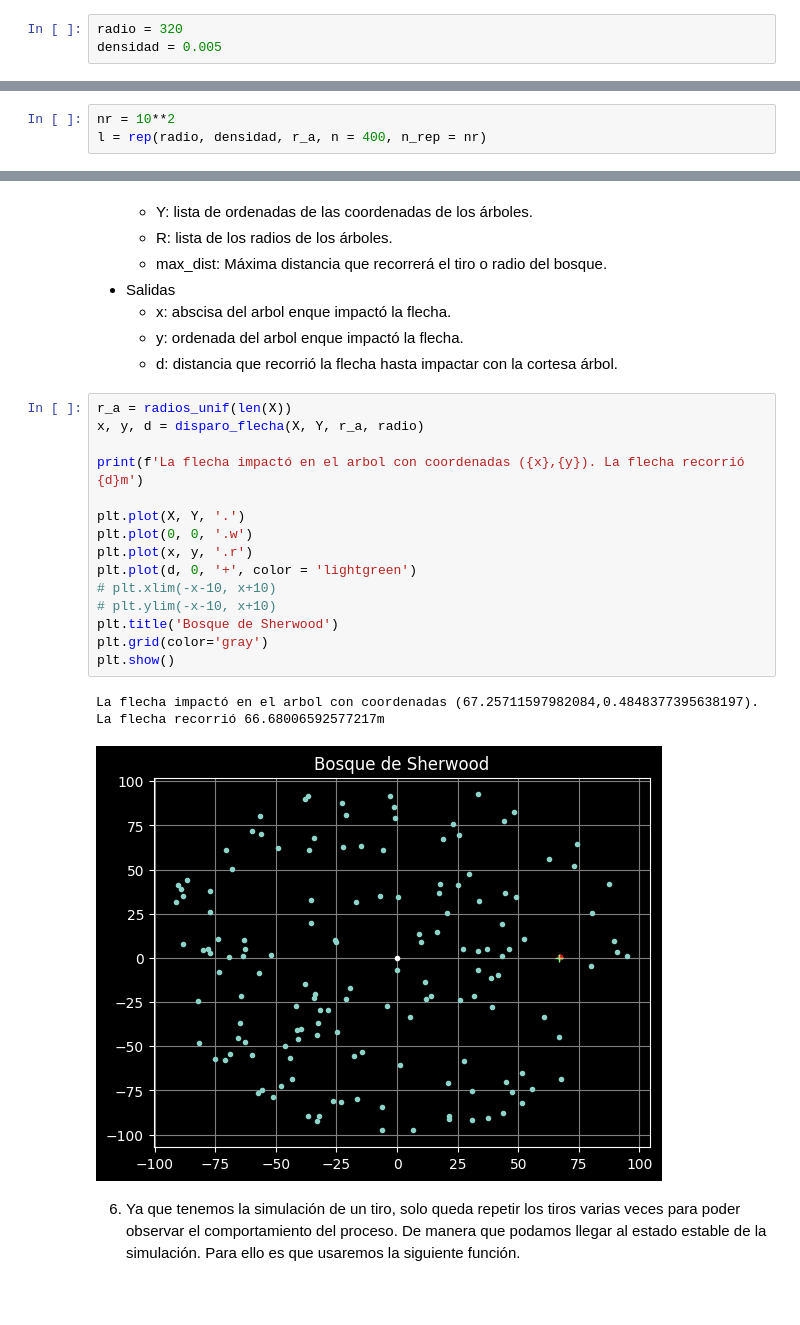
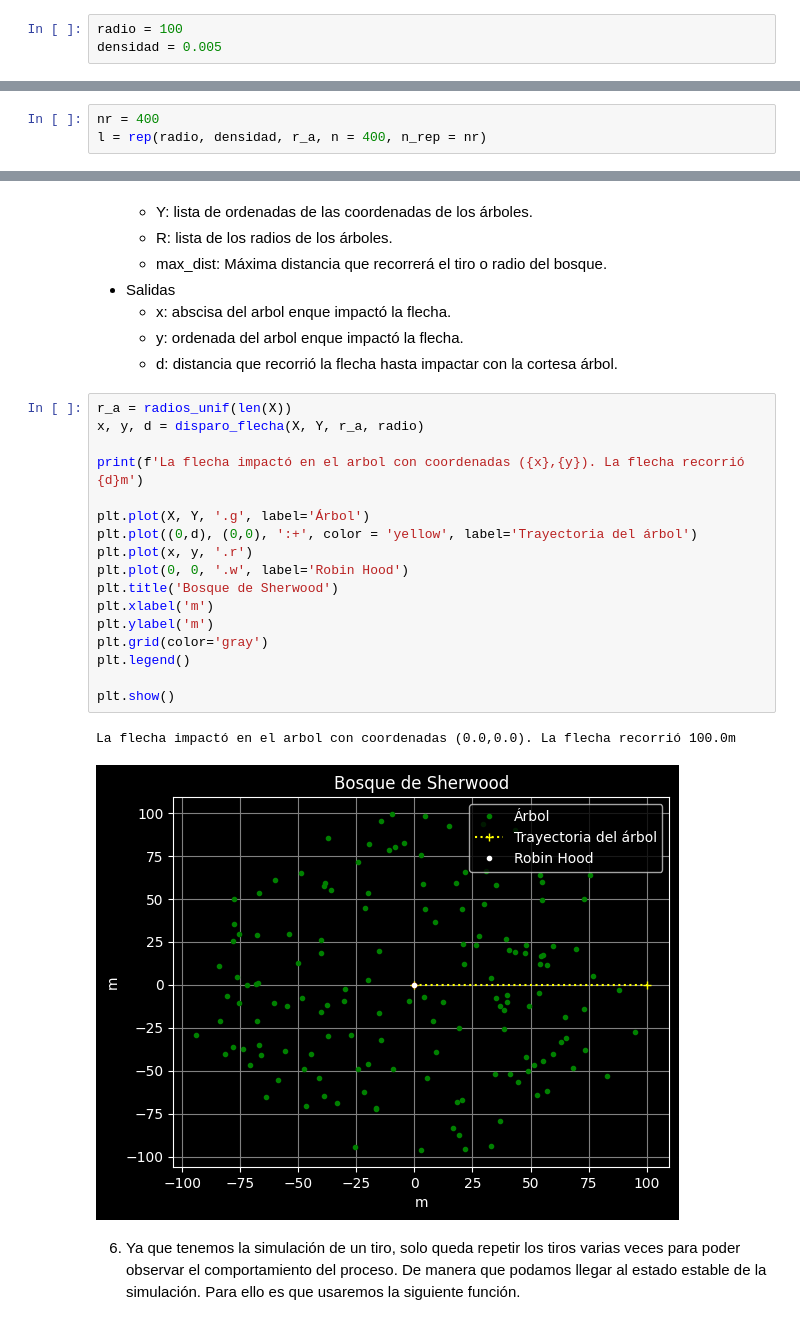
Before and after one commit to Vixuz144/Simu2, a Jupyter notebook: Robin_Hood[ES].ipynb, the cells around one changed output, grey strips where cells are left out. Saved outputs shown, nothing was run; the diff lists cells and outputs as text; blank space fills up the shorter version.

```diff
--- a/Robin_Hood[ES].ipynb
+++ b/Robin_Hood[ES].ipynb
@@ -254,5 +262,5 @@ Esta función genera el proceso de Poisson bivariado.
 # %%
-radio = 320
+radio = 100
 densidad = 0.005
 # %%
 seed(144)
@@ -388,7 +396,7 @@ def rep(R, ρ, r_a, n = 10**3, n_rep = 10**2):
     l.append(D.mean())
   return l
 # %%
-nr = 10**2
+nr = 400
 l = rep(radio, densidad, r_a, n = 400, n_rep = nr)
 # %%
 m = np.mean(l)
@@ -554,21 +571,23 @@ La función *disparo_flecha* simula el disparo de la flecha de Robin Hood, consi
 # %%
 r_a = radios_unif(len(X))
 x, y, d = disparo_flecha(X, Y, r_a, radio)
 
 print(f'La flecha impactó en el arbol con coordenadas ({x},{y}). La flecha recorrió {d}m')
 
-plt.plot(X, Y, '.')
-plt.plot(0, 0, '.w')
+plt.plot(X, Y, '.g', label='Árbol')
+plt.plot((0,d), (0,0), ':+', color = 'yellow', label='Trayectoria del árbol')
 plt.plot(x, y, '.r')
-plt.plot(d, 0, '+', color = 'lightgreen')
-# plt.xlim(-x-10, x+10)
-# plt.ylim(-x-10, x+10)
+plt.plot(0, 0, '.w', label='Robin Hood')
 plt.title('Bosque de Sherwood')
+plt.xlabel('m')
+plt.ylabel('m')
 plt.grid(color='gray')
+plt.legend()
+
 plt.show()
 # %% [output]
-La flecha impactó en el arbol con coordenadas (67.25711597982084,0.4848377395638197). La flecha recorrió 66.68006592577217m
+La flecha impactó en el arbol con coordenadas (0.0,0.0). La flecha recorrió 100.0m
-[figure, old version]
+[figure, new version]
 # %% [markdown]
 6. Ya que tenemos la simulación de un tiro, solo queda repetir los tiros varias veces para poder observar el comportamiento del proceso. De manera que podamos llegar al estado estable de la simulación. Para ello es que usaremos la siguiente función.
 # %%
```
Also changed, not shown: parts of 104 cells of this notebook.
